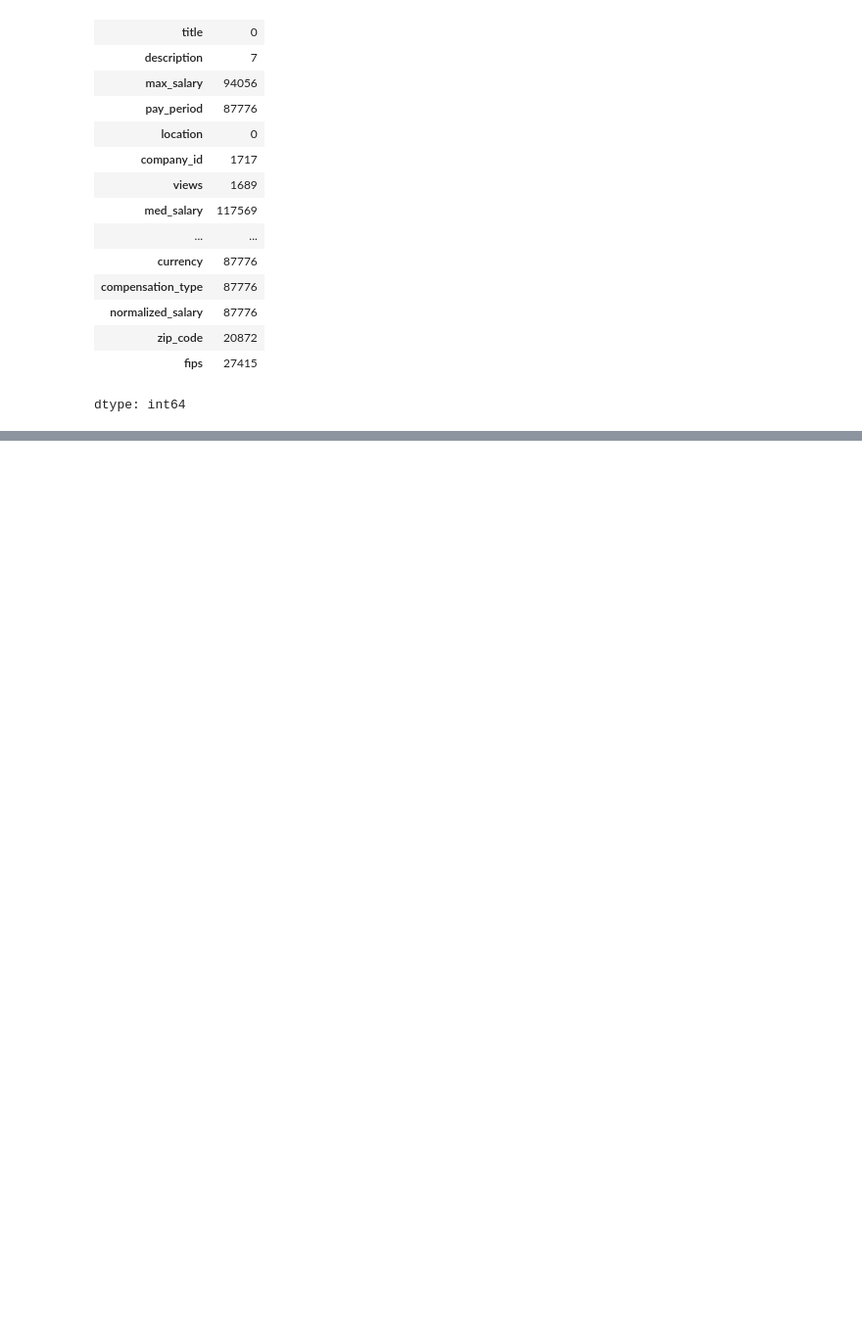
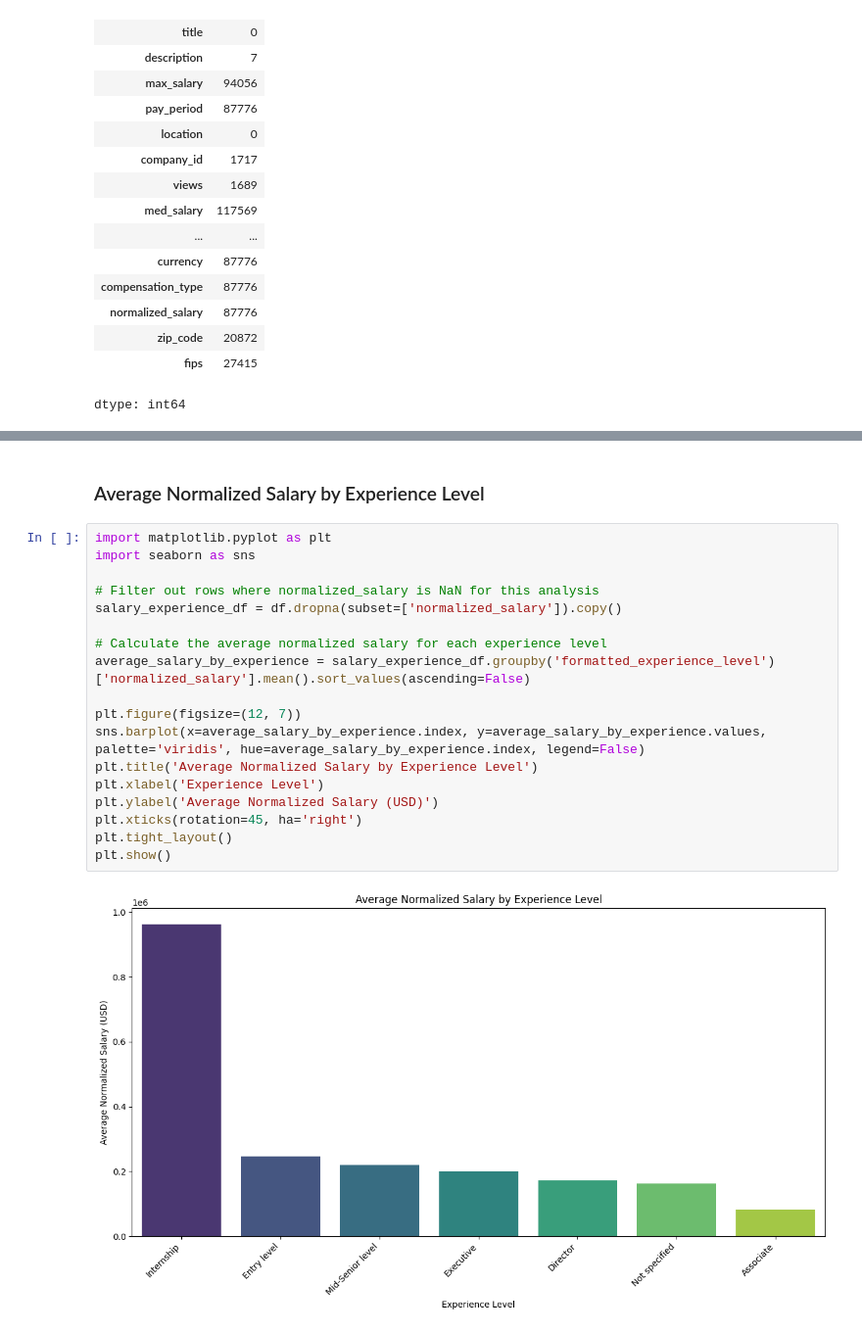
Before and after one commit to ShivaniSinghRajawat/Linkedin-Job-Posting-Analysis, a Jupyter notebook: Linkedin_Job_Posting_Analysis.ipynb, the cells around one changed output, grey strips where cells are left out. Shown at 98% size. Drawn from its saved outputs; the diff is of its cells as text; blank space fills up the shorter version.

```diff
--- a/Linkedin_Job_Posting_Analysis.ipynb
+++ b/Linkedin_Job_Posting_Analysis.ipynb
@@ -177,0 +359,22 @@ dtype: int64
+# %% [markdown]
+### Average Normalized Salary by Experience Level
+# %%
+import matplotlib.pyplot as plt
+import seaborn as sns
+
+# Filter out rows where normalized_salary is NaN for this analysis
+salary_experience_df = df.dropna(subset=['normalized_salary']).copy()
+
+# Calculate the average normalized salary for each experience level
+average_salary_by_experience = salary_experience_df.groupby('formatted_experience_level')['normalized_salary'].mean().sort_values(ascending=False)
+
+plt.figure(figsize=(12, 7))
+sns.barplot(x=average_salary_by_experience.index, y=average_salary_by_experience.values, palette='viridis', hue=average_salary_by_experience.index, legend=False)
+plt.title('Average Normalized Salary by Experience Level')
+plt.xlabel('Experience Level')
+plt.ylabel('Average Normalized Salary (USD)')
+plt.xticks(rotation=45, ha='right')
+plt.tight_layout()
+plt.show()
+# %% [output]
+[figure, added]
```
Also changed, not shown: parts of 51 cells of this notebook.
